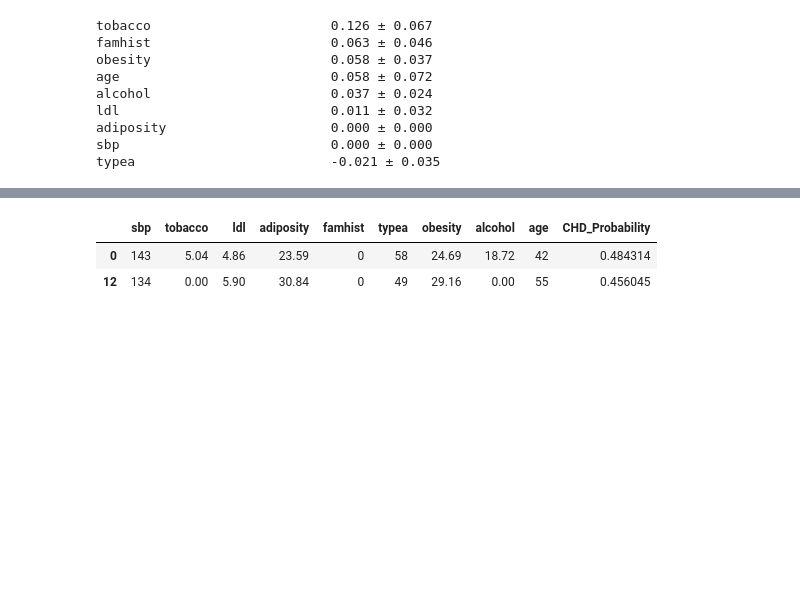
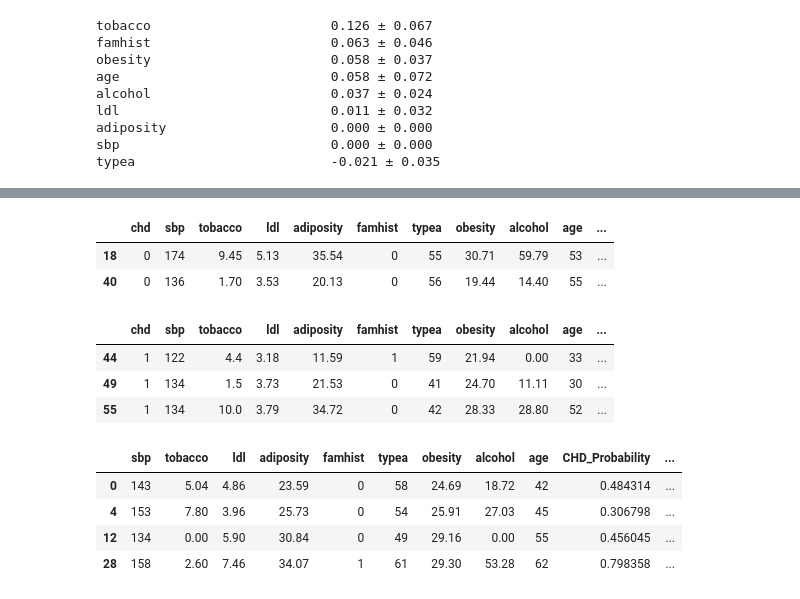
Before and after one commit to starshrimp/HumanMachineInteraction, a Jupyter notebook: Exercise Interactive ML-20240315/Exerc-Interactive_ML.ipynb, the cells around one changed output, grey strips where cells are left out. Saved outputs shown, nothing was run; the diff lists cells and outputs as text; code cells hidden in the pictures; blank space fills up the shorter version.

```diff
--- a/Exercise Interactive ML-20240315/Exerc-Interactive_ML.ipynb
+++ b/Exercise Interactive ML-20240315/Exerc-Interactive_ML.ipynb
@@ -178,10 +163,11 @@ X['CHD_Probability'] = train_probs
 X['chd'] = y.reset_index(drop=True)  # Ensure alignment
 
 
-print(X.head())
 
 # If you want to analyze the performance further, you can, for example,
 # inspect cases where the model was highly uncertain:
-uncertain_cases_train = X[(X['CHD_Probability'] > 0.20) & (X['CHD_Probability'] < 0.8)]
-print("Uncertain cases in training set:", uncertain_cases_train.shape[0])
+uncertain_cases = X[(X['CHD_Probability'] > 0.20) & (X['CHD_Probability'] < 0.8)]
+uncertain_cases['Actual CHD'] = initial_data['chd']
+print(uncertain_cases)
+print("Uncertain cases in set:", uncertain_cases.shape[0])
 # %% [output]
@@ -219,6 +260,21 @@ print(X_train)
+# %%
+false_positives
+# %% [output]
+|  | chd | sbp | tobacco | ldl | adiposity | famhist | typea | obesity | alcohol | age | ... |
+| 18 | 0 | 174 | 9.45 | 5.13 | 35.54 | 0 | 55 | 30.71 | 59.79 | 53 | ... |
+| 40 | 0 | 136 | 1.70 | 3.53 | 20.13 | 0 | 56 | 19.44 | 14.40 | 55 | ... |
+# %%
+false_negatives
+# %% [output]
+|  | chd | sbp | tobacco | ldl | adiposity | famhist | typea | obesity | alcohol | age | ... |
+| 44 | 1 | 122 | 4.4 | 3.18 | 11.59 | 1 | 59 | 21.94 | 0.00 | 33 | ... |
+| 49 | 1 | 134 | 1.5 | 3.73 | 21.53 | 0 | 41 | 24.70 | 11.11 | 30 | ... |
+| 55 | 1 | 134 | 10.0 | 3.79 | 34.72 | 0 | 42 | 28.33 | 28.80 | 52 | ... |
 # %%
-uncertain_cases.head(10)
+uncertain_cases
 # %% [output]
-|  | sbp | tobacco | ldl | adiposity | famhist | typea | obesity | alcohol | age | CHD_Probability |
-| 0 | 143 | 5.04 | 4.86 | 23.59 | 0 | 58 | 24.69 | 18.72 | 42 | 0.484314 |
-| 12 | 134 | 0.00 | 5.90 | 30.84 | 0 | 49 | 29.16 | 0.00 | 55 | 0.456045 |
+|  | sbp | tobacco | ldl | adiposity | famhist | typea | obesity | alcohol | age | CHD_Probability | ... |
+| 0 | 143 | 5.04 | 4.86 | 23.59 | 0 | 58 | 24.69 | 18.72 | 42 | 0.484314 | ... |
+| 4 | 153 | 7.80 | 3.96 | 25.73 | 0 | 54 | 25.91 | 27.03 | 45 | 0.306798 | ... |
+| 12 | 134 | 0.00 | 5.90 | 30.84 | 0 | 49 | 29.16 | 0.00 | 55 | 0.456045 | ... |
+| 28 | 158 | 2.60 | 7.46 | 34.07 | 1 | 61 | 29.30 | 53.28 | 62 | 0.798358 | ... |
```
Also changed, not shown: parts of 18 cells of this notebook.
